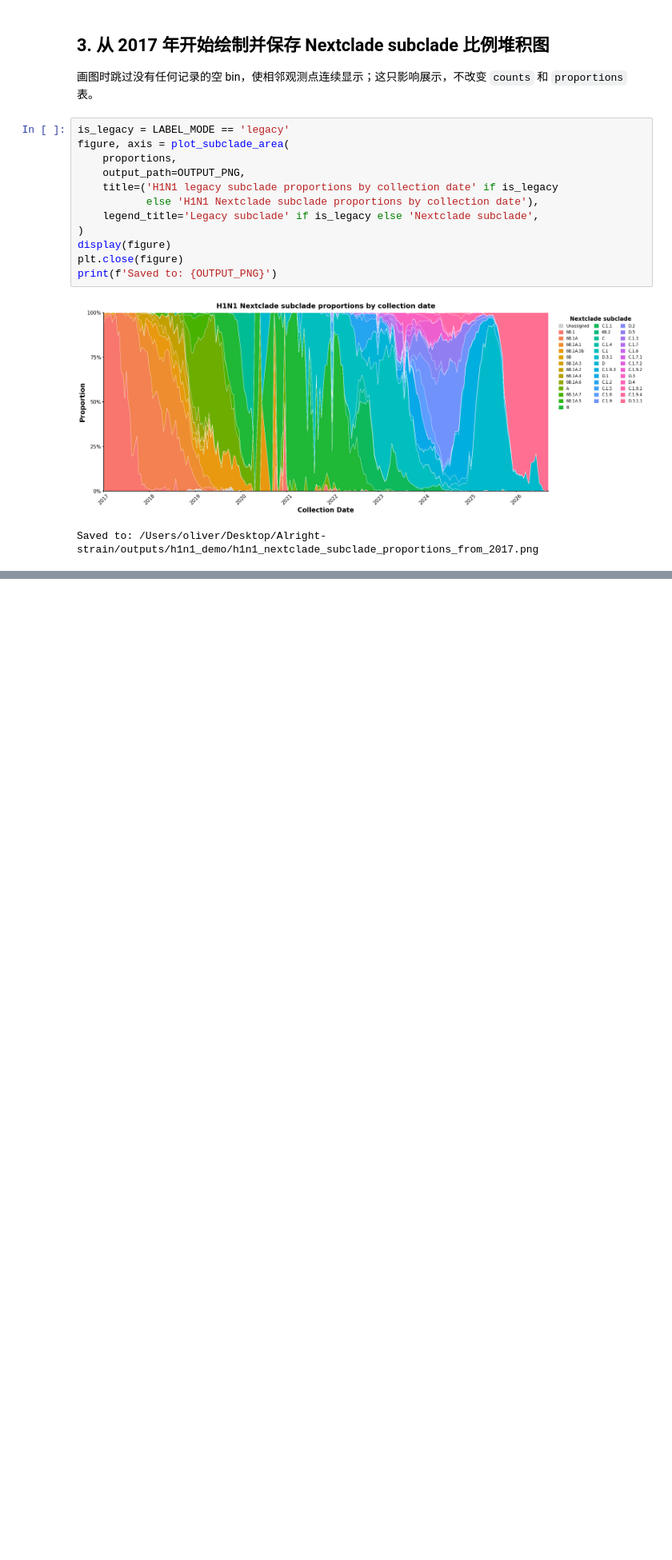
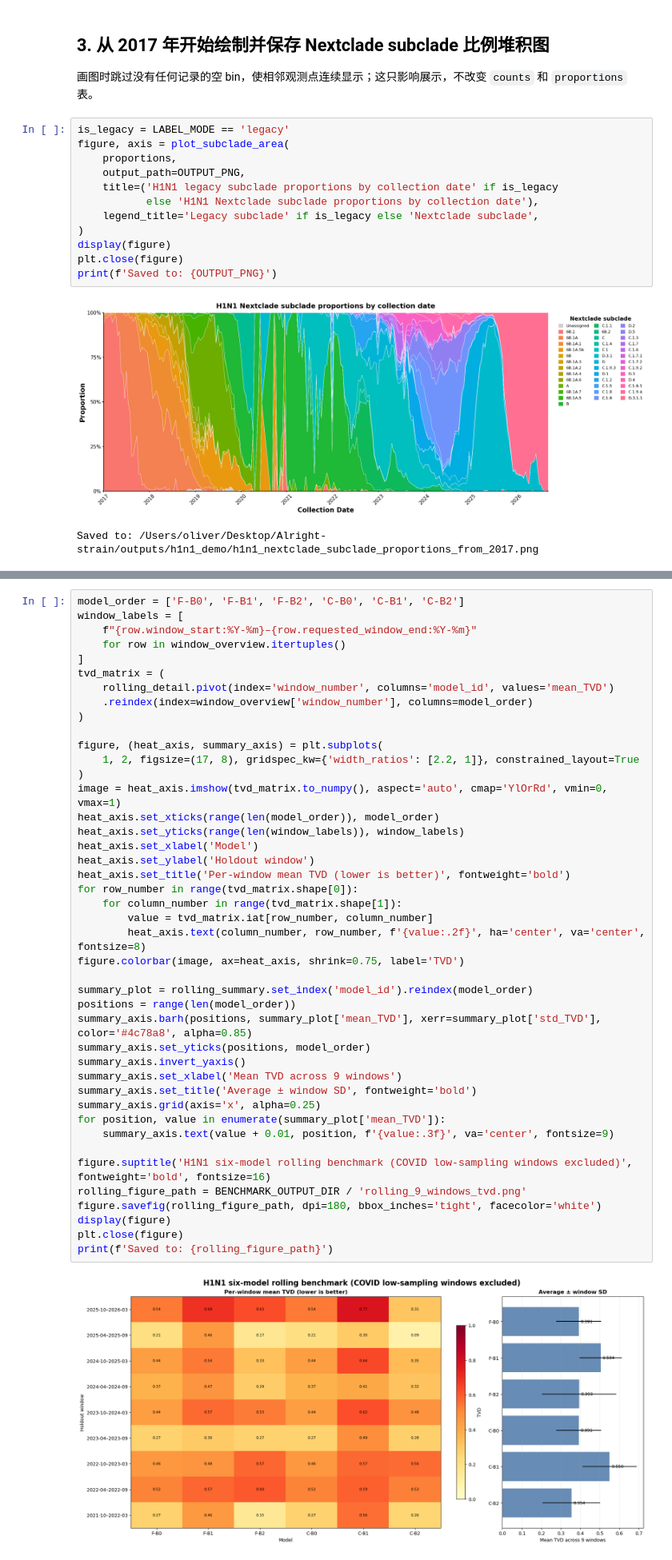
Before and after one commit to Chengxugorilla/Alright-strain, a Jupyter notebook: src/h1n1_subclade_processing.ipynb, the cells around one changed output, grey strips where cells are left out. Shown at 80% size. Cells and saved outputs as stored; diff of their text form; blank space fills up the shorter version.

```diff
--- a/src/h1n1_subclade_processing.ipynb
+++ b/src/h1n1_subclade_processing.ipynb
@@ -233,0 +396,45 @@ print(f'Saved to: {benchmark_figure_path}')
+# %%
+model_order = ['F-B0', 'F-B1', 'F-B2', 'C-B0', 'C-B1', 'C-B2']
+window_labels = [
+    f"{row.window_start:%Y-%m}–{row.requested_window_end:%Y-%m}"
+    for row in window_overview.itertuples()
+]
+tvd_matrix = (
+    rolling_detail.pivot(index='window_number', columns='model_id', values='mean_TVD')
+    .reindex(index=window_overview['window_number'], columns=model_order)
+)
+
+figure, (heat_axis, summary_axis) = plt.subplots(
+    1, 2, figsize=(17, 8), gridspec_kw={'width_ratios': [2.2, 1]}, constrained_layout=True
+)
+image = heat_axis.imshow(tvd_matrix.to_numpy(), aspect='auto', cmap='YlOrRd', vmin=0, vmax=1)
+heat_axis.set_xticks(range(len(model_order)), model_order)
+heat_axis.set_yticks(range(len(window_labels)), window_labels)
+heat_axis.set_xlabel('Model')
+heat_axis.set_ylabel('Holdout window')
+heat_axis.set_title('Per-window mean TVD (lower is better)', fontweight='bold')
+for row_number in range(tvd_matrix.shape[0]):
+    for column_number in range(tvd_matrix.shape[1]):
+        value = tvd_matrix.iat[row_number, column_number]
+        heat_axis.text(column_number, row_number, f'{value:.2f}', ha='center', va='center', fontsize=8)
+figure.colorbar(image, ax=heat_axis, shrink=0.75, label='TVD')
+
+summary_plot = rolling_summary.set_index('model_id').reindex(model_order)
+positions = range(len(model_order))
+summary_axis.barh(positions, summary_plot['mean_TVD'], xerr=summary_plot['std_TVD'], color='#4c78a8', alpha=0.85)
+summary_axis.set_yticks(positions, model_order)
+summary_axis.invert_yaxis()
+summary_axis.set_xlabel('Mean TVD across 9 windows')
+summary_axis.set_title('Average ± window SD', fontweight='bold')
+summary_axis.grid(axis='x', alpha=0.25)
+for position, value in enumerate(summary_plot['mean_TVD']):
+    summary_axis.text(value + 0.01, position, f'{value:.3f}', va='center', fontsize=9)
+
+figure.suptitle('H1N1 six-model rolling benchmark (COVID low-sampling windows excluded)', fontweight='bold', fontsize=16)
+rolling_figure_path = BENCHMARK_OUTPUT_DIR / 'rolling_9_windows_tvd.png'
+figure.savefig(rolling_figure_path, dpi=180, bbox_inches='tight', facecolor='white')
+display(figure)
+plt.close(figure)
+print(f'Saved to: {rolling_figure_path}')
+# %% [output]
+[figure, added]
```
Also changed, not shown: parts of 24 cells of this notebook, 3 other files.
